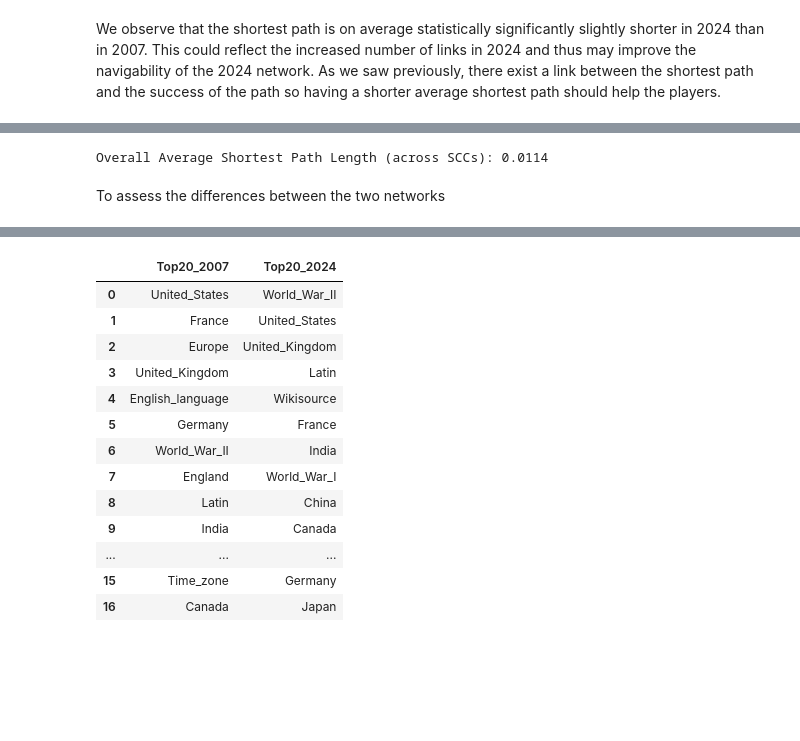
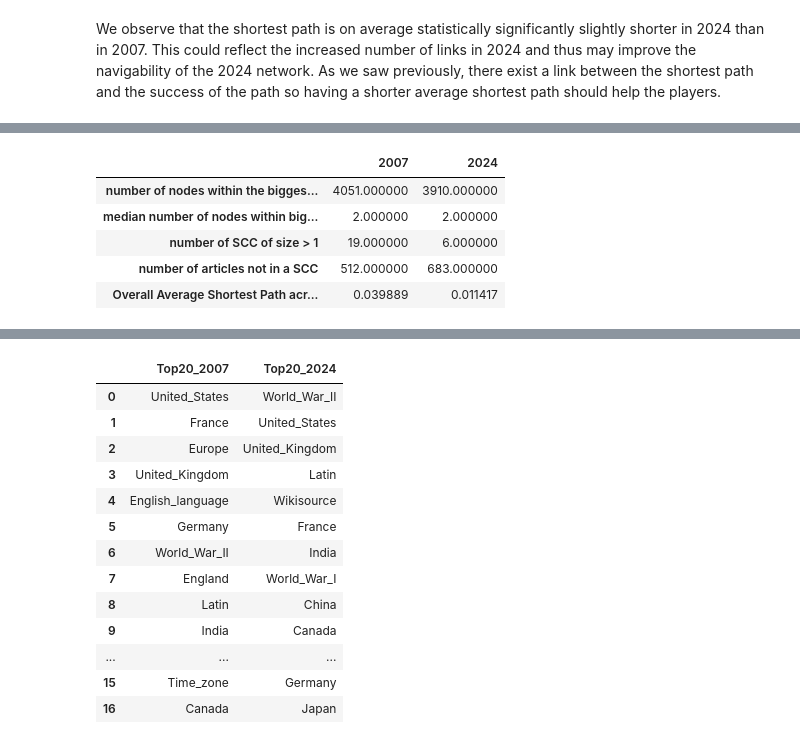
Before and after one commit to epfl-ada/ada-2024-project-outlier-1, a Jupyter notebook: results.ipynb, the cells around one changed output, grey strips where cells are left out. Cells and saved outputs as stored; diff of their text form; code cells hidden in the pictures; blank space fills up the shorter version.

```diff
--- a/results.ipynb
+++ b/results.ipynb
@@ -920,0 +907,8 @@ Overall Average Shortest Path Length (across SCCs): 0.0399
+# %%
+# computing SCC and their overall shortest path across SCC
+# WARNING : this step may take up to 12 min
+print('2007 :')
+scc_2007, overall_avg_2007 = computing_scc_avg(G_2007)
+
+print('2024 :')
+scc_2024, overall_avg_2024 = computing_scc_avg(G_2024)
@@ -950,20 +927,26 @@ links2007.loc[links2007['linkSource'] == '2005_Sumatra_earthquake']
-# %%
-# Compute strongly connected components
-scc_2024 = list(nx.strongly_connected_components(G_2024))
-
-scc_avg_lengths = []
-for scc in scc_2024:
-    subgraph = G_2024.subgraph(scc)
-
-    avg_length = nx.average_shortest_path_length(subgraph)
-    scc_avg_lengths.append(avg_length)
-
-if scc_avg_lengths:
-    overall_avg = sum(scc_avg_lengths) / len(scc_avg_lengths)
-    print(f"Overall Average Shortest Path Length (across SCCs): {overall_avg:.4f}")
-else:
-    print("No strongly connected components in the graph.")
-# %% [output]
-Overall Average Shortest Path Length (across SCCs): 0.0114
-# %% [markdown]
-To assess the differences between the two networks
+# %%
+data_scc = pd.DataFrame(index=['number of nodes within the biggest SCC',
+                               'median number of nodes within big SCC (size>1)',
+                               'number of SCC of size > 1',
+                           'number of articles not in a SCC',
+                           'Overall Average Shortest Path across SCC'])
+
+data_scc['2007'] = [max([len(scc) for scc in scc_2007 if len(scc)> 1]),
+                    np.median([len(scc) for scc in scc_2007 if len(scc)> 1]),
+                    sum([False if len(scc)==1 else True for scc in scc_2007]),
+                    sum([True if len(scc)==1 else False for scc in scc_2007]),
+                    overall_avg_2007]
+data_scc['2024'] = [max([len(scc) for scc in scc_2024 if len(scc)> 1]),
+                    np.median([len(scc) for scc in scc_2024 if len(scc)> 1]),
+                    sum([False if len(scc)==1 else True for scc in scc_2024]),
+                    sum([True if len(scc)==1 else False for scc in scc_2024]),
+                    overall_avg_2024]
+
+data_scc
+# %% [output]
+|  | 2007 | 2024 |
+| number of nodes within the bigges... | 4051.000000 | 3910.000000 |
+| median number of nodes within big... | 2.000000 | 2.000000 |
+| number of SCC of size > 1 | 19.000000 | 6.000000 |
+| number of articles not in a SCC | 512.000000 | 683.000000 |
+| Overall Average Shortest Path acr... | 0.039889 | 0.011417 |
```
Also changed, not shown: parts of 34 cells of this notebook, 1 other file.
